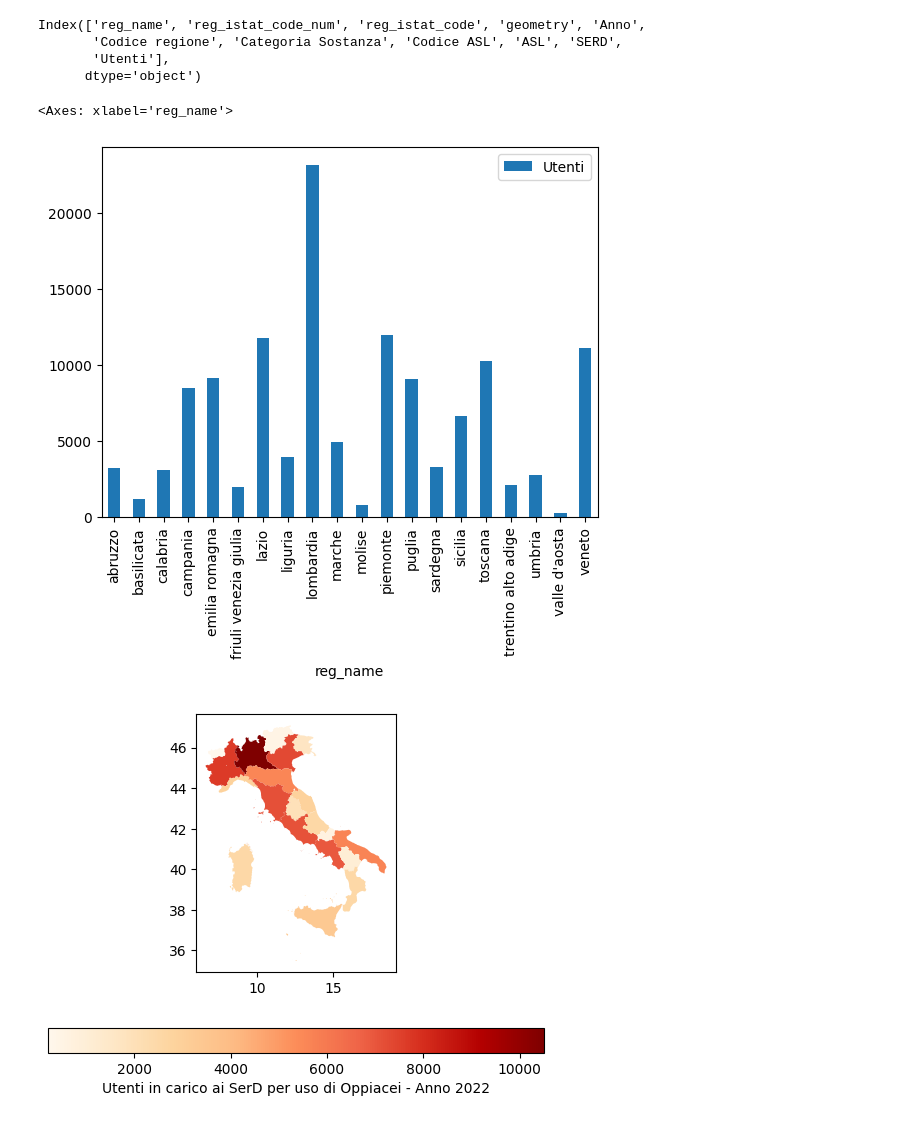
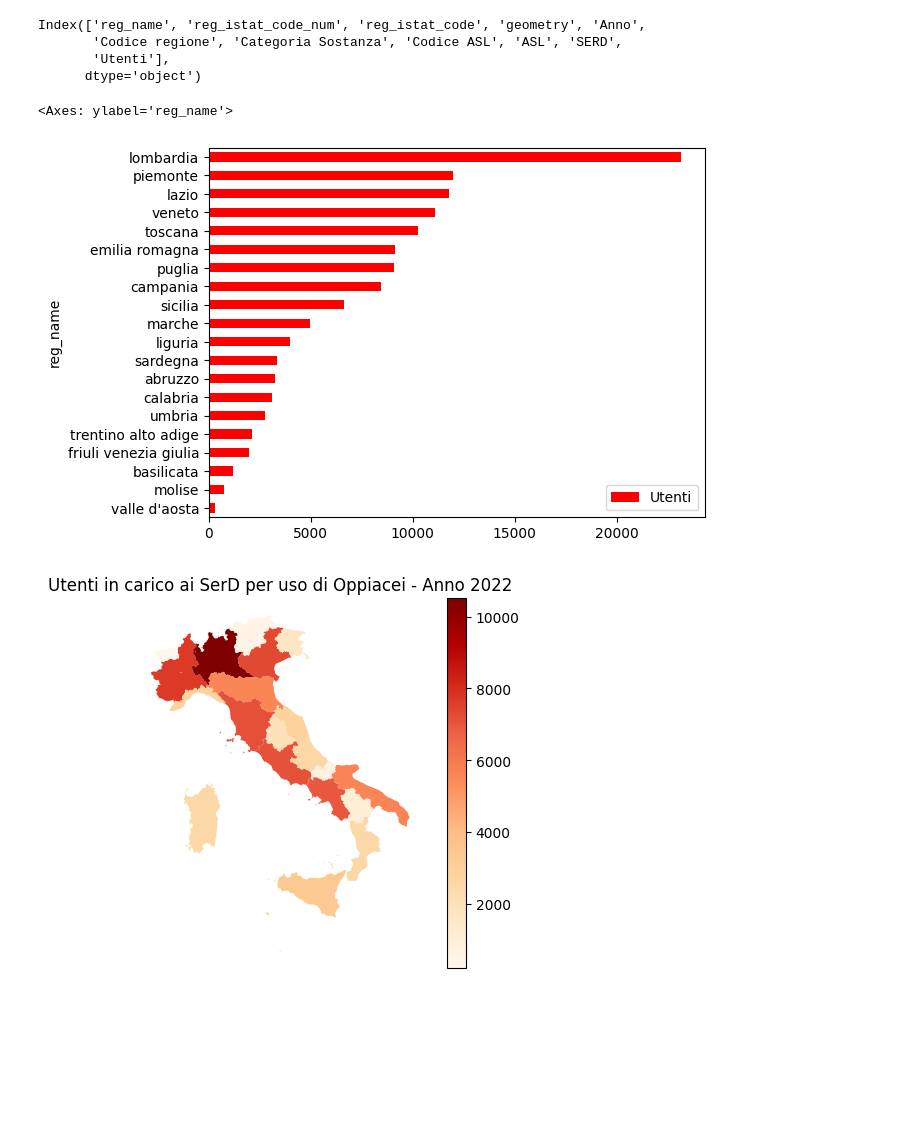
Before and after one commit to armandoschianodicola/italy-stats, a Jupyter notebook: 001/main.ipynb, the cells around one changed output. Saved outputs shown, nothing was run; the diff lists cells and outputs as text; code cells hidden in the pictures; blank space fills up the shorter version.

```diff
--- a/001/main.ipynb
+++ b/001/main.ipynb
@@ -160,16 +184,20 @@ Index(['reg_name', 'reg_istat_code_num', 'reg_istat_code', 'geometry', 'Anno',
        'Utenti'],
       dtype='object')
 # %%
-regions_df[["reg_name", 'Utenti']].groupby("reg_name").sum().plot.bar()
+regions_df[["reg_name", 'Utenti']].groupby("reg_name").sum().sort_values(by=['Utenti']).plot(
+    kind="barh",
+    cmap='autumn'
+)
 # %% [output]
-<Axes: xlabel='reg_name'>
+<Axes: ylabel='reg_name'>
-[figure, old version]
+[figure, new version]
 # %%
-regions_df.loc[regions_df["Categoria Sostanza"] == 'OPPIACEI', ].plot(
+plot_oppiacei = regions_df.loc[regions_df["Categoria Sostanza"] == 'OPPIACEI', ].plot(
     column="Utenti",
     legend=True,
-    legend_kwds={"label": "Utenti in carico ai SerD per uso di Oppiacei - Anno 2022", "orientation": "horizontal"},
     cmap='OrRd'
 );
+plt.title("Utenti in carico ai SerD per uso di Oppiacei - Anno 2022")
+plot_oppiacei.set_axis_off()
 # %% [output]
-[figure, old version]
+[figure, new version]
```
Also changed, not shown: parts of 3 cells of this notebook.
